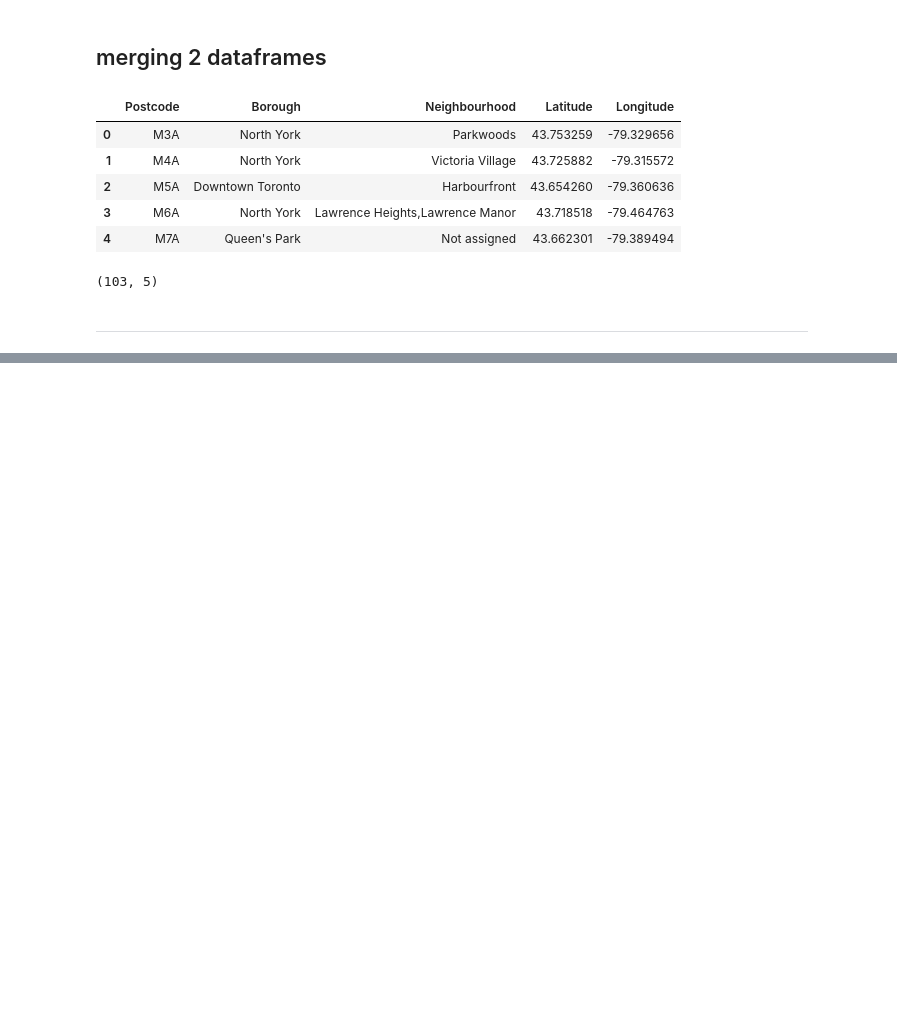
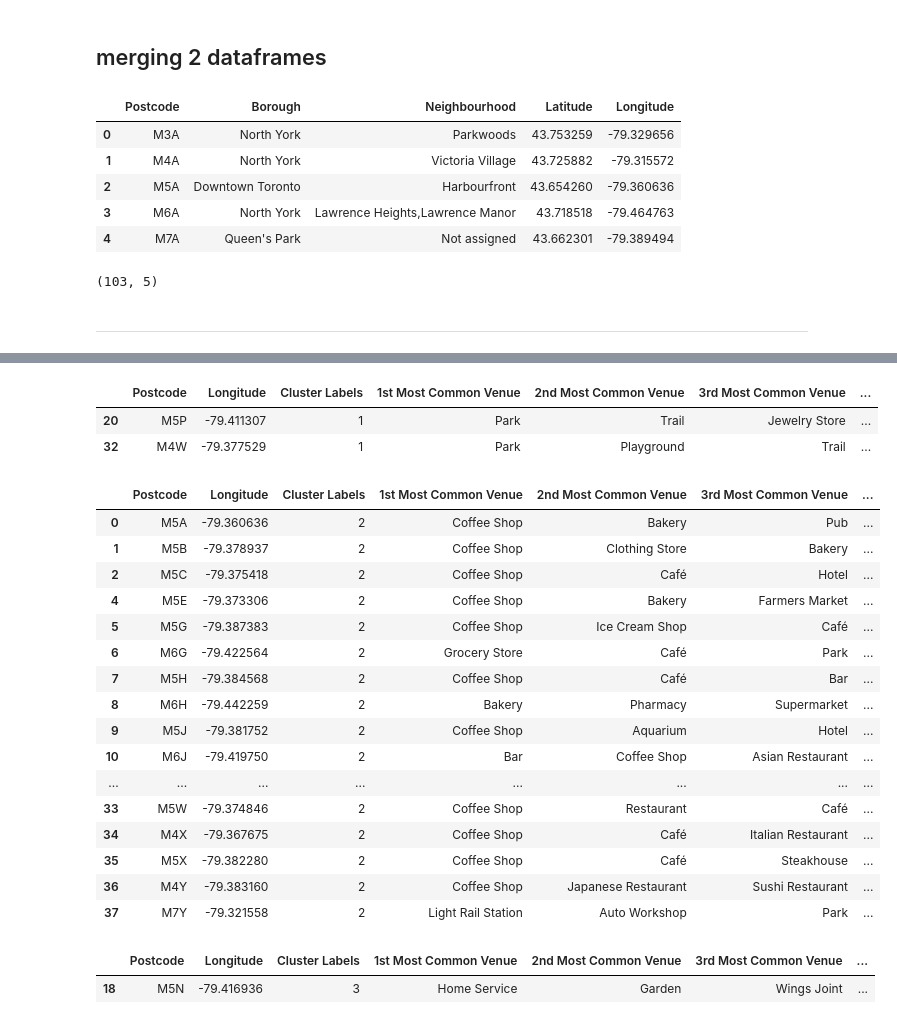
Before and after one commit to Rom-Code/Coursera_Capstone, a Jupyter notebook: Neighborhoods in Toronto.ipynb, the cells around one changed output, grey strips where cells are left out. Cells and saved outputs as stored; diff of their text form; code cells hidden in the pictures; blank space fills up the shorter version.

```diff
--- a/Neighborhoods in Toronto.ipynb
+++ b/Neighborhoods in Toronto.ipynb
@@ -272,0 +645,21 @@ merged.shape
+# %%
+num_top_venues = 10
+
+indicators = ['st', 'nd', 'rd']
+
+# create columns according to number of top venues
+columns = ['Neighborhood']
+for ind in np.arange(num_top_venues):
+    try:
+        columns.append('{}{} Most Common Venue'.format(ind+1, indicators[ind]))
+    except:
+        columns.append('{}th Most Common Venue'.format(ind+1))
+
+# create a new dataframe
+neighborhoods_venues_sorted = pd.DataFrame(columns=columns)
+neighborhoods_venues_sorted['Neighborhood'] = Toronto_bo_grouped['Neighborhood']
+
+for ind in np.arange(Toronto_bo_grouped.shape[0]):
+    neighborhoods_venues_sorted.iloc[ind, 1:] = return_most_common_venues(Toronto_bo_grouped.iloc[ind, :], num_top_venues)
+
+neighborhoods_venues_sorted.head()
@@ -272,0 +676,11 @@ merged.shape
+# %%
+# set number of clusters
+kclusters = 5
+
+toronto_grouped_clustering = Toronto_bo_grouped.drop('Neighborhood', 1)
+
+# run k-means clustering
+kmeans = KMeans(n_clusters=kclusters, random_state=0).fit(toronto_grouped_clustering)
+
+# check cluster labels generated for each row in the dataframe
+kmeans.labels_[0:10]
@@ -272,0 +691,9 @@ merged.shape
+# %%
+# add clustering labels
+#neighborhoods_venues_sorted
+neighborhoods_venues_sorted.insert(0, 'Cluster Labels', kmeans.labels_)
+toronto_merged = Toronto_bo
+ #merge toronto_grouped with toronto_data to add latitude/longitude for each neighborhood
+toronto_merged = toronto_merged.join(neighborhoods_venues_sorted.set_index('Neighborhood'), on='Neighbourhood')
+
+toronto_merged.head() # check the last columns!
@@ -272,0 +743,34 @@ merged.shape
+# %%
+# Cluster 2
+toronto_merged.loc[toronto_merged['Cluster Labels'] == 1, toronto_merged.columns[[1] + list(range(5, toronto_merged.shape[1]))]]
+# %% [output]
+|  | Postcode | Longitude | Cluster Labels | 1st Most Common Venue | 2nd Most Common Venue | 3rd Most Common Venue | ... |
+| 20 | M5P | -79.411307 | 1 | Park | Trail | Jewelry Store | ... |
+| 32 | M4W | -79.377529 | 1 | Park | Playground | Trail | ... |
+# %%
+# Cluster 3
+toronto_merged.loc[toronto_merged['Cluster Labels'] == 2, toronto_merged.columns[[1] + list(range(5, toronto_merged.shape[1]))]]
+# %% [output]
+|  | Postcode | Longitude | Cluster Labels | 1st Most Common Venue | 2nd Most Common Venue | 3rd Most Common Venue | ... |
+| 0 | M5A | -79.360636 | 2 | Coffee Shop | Bakery | Pub | ... |
+| 1 | M5B | -79.378937 | 2 | Coffee Shop | Clothing Store | Bakery | ... |
+| 2 | M5C | -79.375418 | 2 | Coffee Shop | Café | Hotel | ... |
+| 4 | M5E | -79.373306 | 2 | Coffee Shop | Bakery | Farmers Market | ... |
+| 5 | M5G | -79.387383 | 2 | Coffee Shop | Ice Cream Shop | Café | ... |
+| 6 | M6G | -79.422564 | 2 | Grocery Store | Café | Park | ... |
+| 7 | M5H | -79.384568 | 2 | Coffee Shop | Café | Bar | ... |
+| 8 | M6H | -79.442259 | 2 | Bakery | Pharmacy | Supermarket | ... |
+| 9 | M5J | -79.381752 | 2 | Coffee Shop | Aquarium | Hotel | ... |
+| 10 | M6J | -79.419750 | 2 | Bar | Coffee Shop | Asian Restaurant | ... |
+| ... | ... | ... | ... | ... | ... | ... | ... |
+| 33 | M5W | -79.374846 | 2 | Coffee Shop | Restaurant | Café | ... |
+| 34 | M4X | -79.367675 | 2 | Coffee Shop | Café | Italian Restaurant | ... |
+| 35 | M5X | -79.382280 | 2 | Coffee Shop | Café | Steakhouse | ... |
+| 36 | M4Y | -79.383160 | 2 | Coffee Shop | Japanese Restaurant | Sushi Restaurant | ... |
+| 37 | M7Y | -79.321558 | 2 | Light Rail Station | Auto Workshop | Park | ... |
+# %%
+# Cluster 4
+toronto_merged.loc[toronto_merged['Cluster Labels'] == 3, toronto_merged.columns[[1] + list(range(5, toronto_merged.shape[1]))]]
+# %% [output]
+|  | Postcode | Longitude | Cluster Labels | 1st Most Common Venue | 2nd Most Common Venue | 3rd Most Common Venue | ... |
+| 18 | M5N | -79.416936 | 3 | Home Service | Garden | Wings Joint | ... |
```
Also changed, not shown: parts of 50 cells of this notebook.
